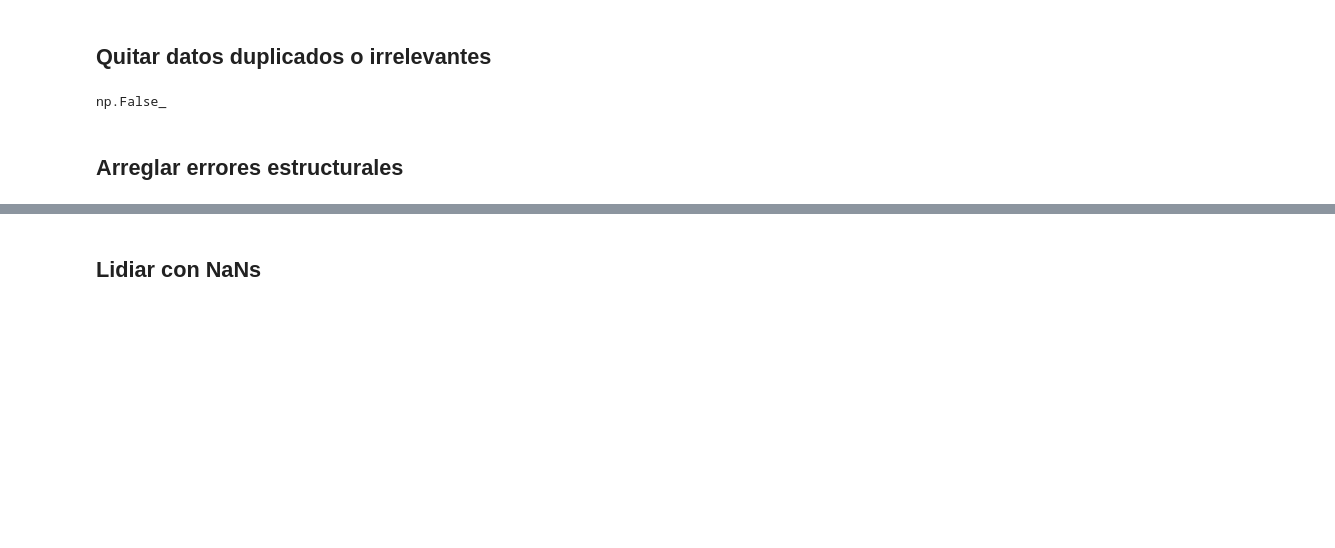
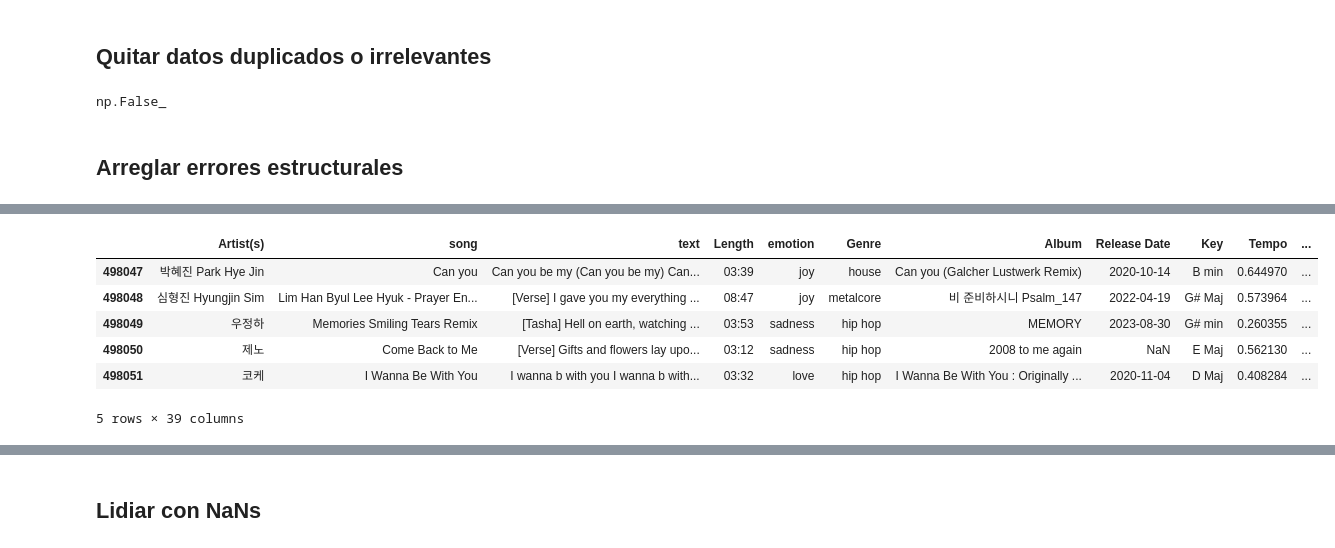
Before and after one commit to Facusc16/data_flow, a Jupyter notebook: Data_&_Flow.ipynb, the cells around one changed output, grey strips where cells are left out. Drawn from its saved outputs; the diff is of its cells as text; code cells hidden in the pictures; blank space fills up the shorter version.

```diff
--- a/Data_&_Flow.ipynb
+++ b/Data_&_Flow.ipynb
@@ -61,0 +101,10 @@ np.False_
+# %%
+df.tail()
+# %% [output]
+|  | Artist(s) | song | text | Length | emotion | Genre | Album | Release Date | Key | Tempo | ... |
+| 498047 | 박혜진 Park Hye Jin | Can you | Can you be my (Can you be my) Can... | 03:39 | joy | house | Can you (Galcher Lustwerk Remix) | 2020-10-14 | B min | 0.644970 | ... |
+| 498048 | 심형진 Hyungjin Sim | Lim Han Byul Lee Hyuk - Prayer En... | [Verse] I gave you my everything ... | 08:47 | joy | metalcore | 비 준비하시니 Psalm_147 | 2022-04-19 | G# Maj | 0.573964 | ... |
+| 498049 | 우정하 | Memories Smiling Tears Remix | [Tasha] Hell on earth, watching ... | 03:53 | sadness | hip hop | MEMORY | 2023-08-30 | G# min | 0.260355 | ... |
+| 498050 | 제노 | Come Back to Me | [Verse] Gifts and flowers lay upo... | 03:12 | sadness | hip hop | 2008 to me again | NaN | E Maj | 0.562130 | ... |
+| 498051 | 코케 | I Wanna Be With You | I wanna b with you I wanna b with... | 03:32 | love | hip hop | I Wanna Be With You : Originally ... | 2020-11-04 | D Maj | 0.408284 | ... |
+5 rows × 39 columns
```
Also changed, not shown: parts of 80 cells of this notebook.
